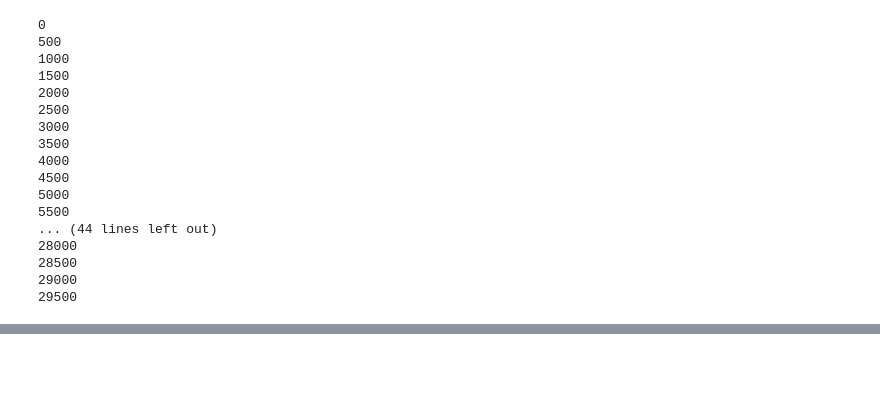
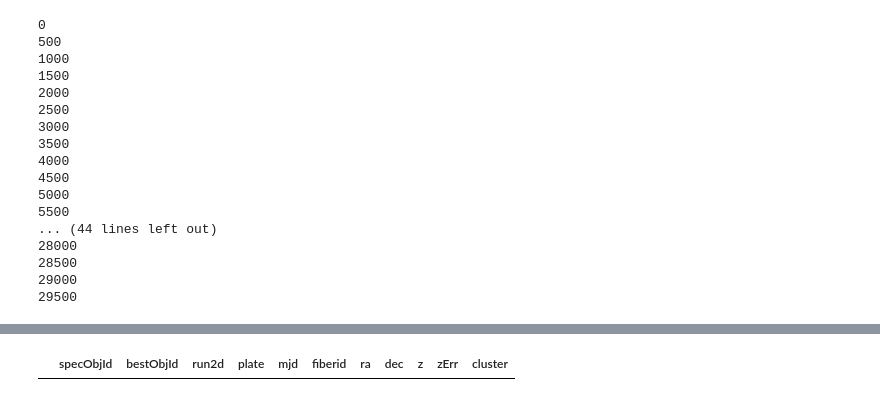
Before and after one commit to ComfyFluffy/starclass, a Jupyter notebook: starclass/star.ipynb, the cells around one changed output, grey strips where cells are left out. Saved outputs shown, nothing was run; the diff lists cells and outputs as text; code cells hidden in the pictures; blank space fills up the shorter version.

```diff
--- a/starclass/star.ipynb
+++ b/starclass/star.ipynb
@@ -477,0 +485,6 @@ Cluster 4 - 1 - 1237662264328257817
+# %%
+# Find the outliers
+outliers = star_spectra_meta[star_spectra_meta["cluster"] == 4]
+outliers
+# %% [output]
+|  | specObjId | bestObjId | run2d | plate | mjd | fiberid | ra | dec | z | zErr | cluster |
```
Also changed, not shown: parts of 4 cells of this notebook.
